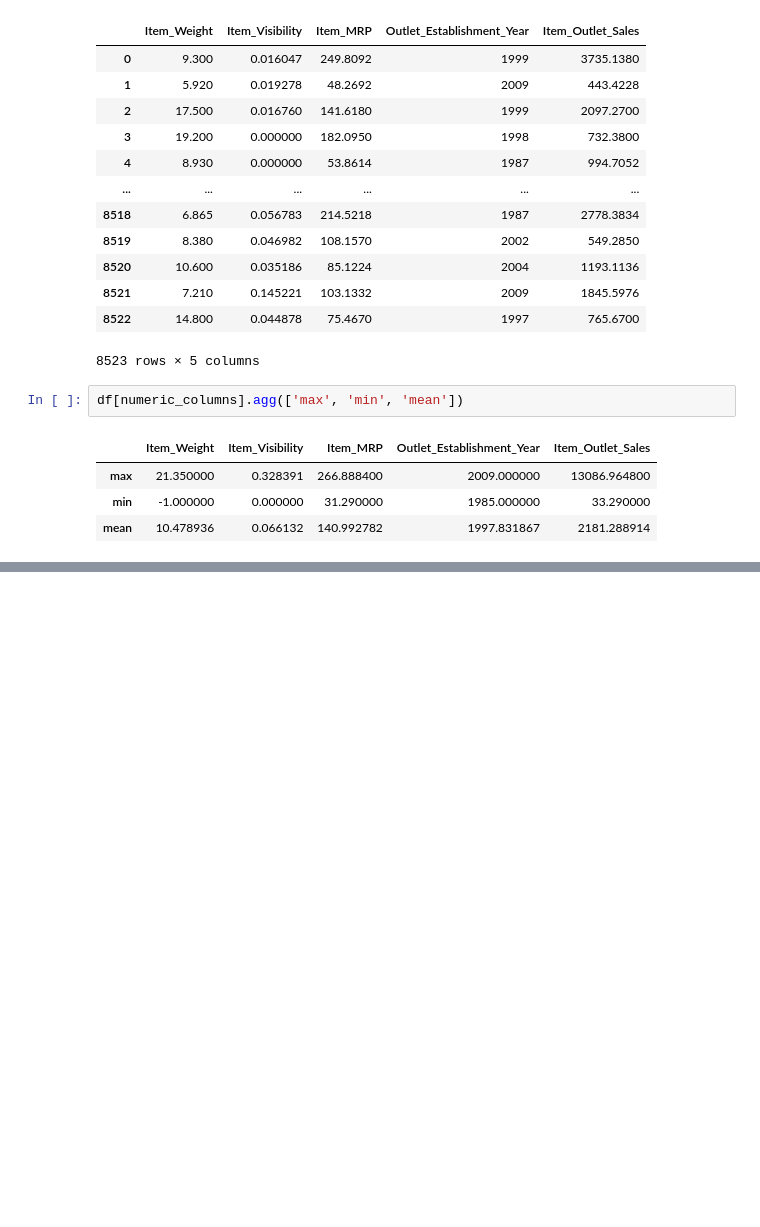
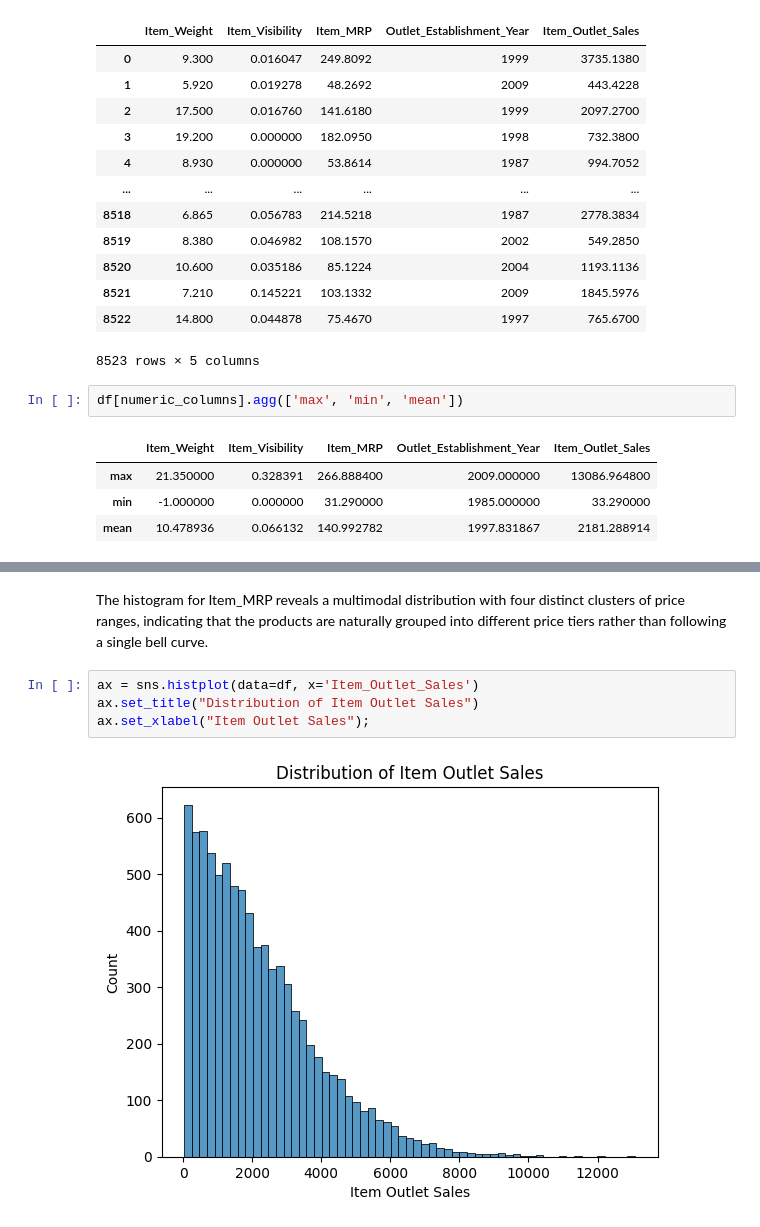
Before and after one commit to Maryam-Skaik/Prediction-of-Product-Sales, a Jupyter notebook: Prediction_of_Product_Sales.ipynb, the cells around one changed output, grey strips where cells are left out. Cells and saved outputs as stored; diff of their text form; blank space fills up the shorter version.

```diff
--- a/Prediction_of_Product_Sales.ipynb
+++ b/Prediction_of_Product_Sales.ipynb
@@ -272,0 +304,8 @@ df[numeric_columns].agg(['max', 'min', 'mean'])
+# %% [markdown]
+The histogram for Item_MRP reveals a multimodal distribution with four distinct clusters of price ranges, indicating that the products are naturally grouped into different price tiers rather than following a single bell curve.
+# %%
+ax = sns.histplot(data=df, x='Item_Outlet_Sales')
+ax.set_title("Distribution of Item Outlet Sales")
+ax.set_xlabel("Item Outlet Sales");
+# %% [output]
+[figure, added]
```
Also changed, not shown: parts of 20 cells of this notebook.
